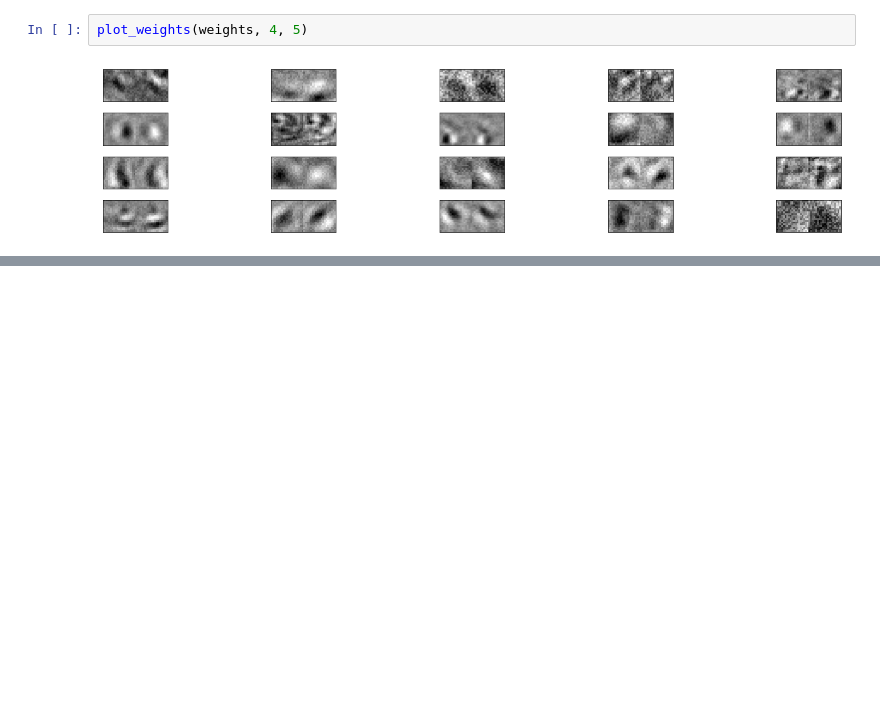
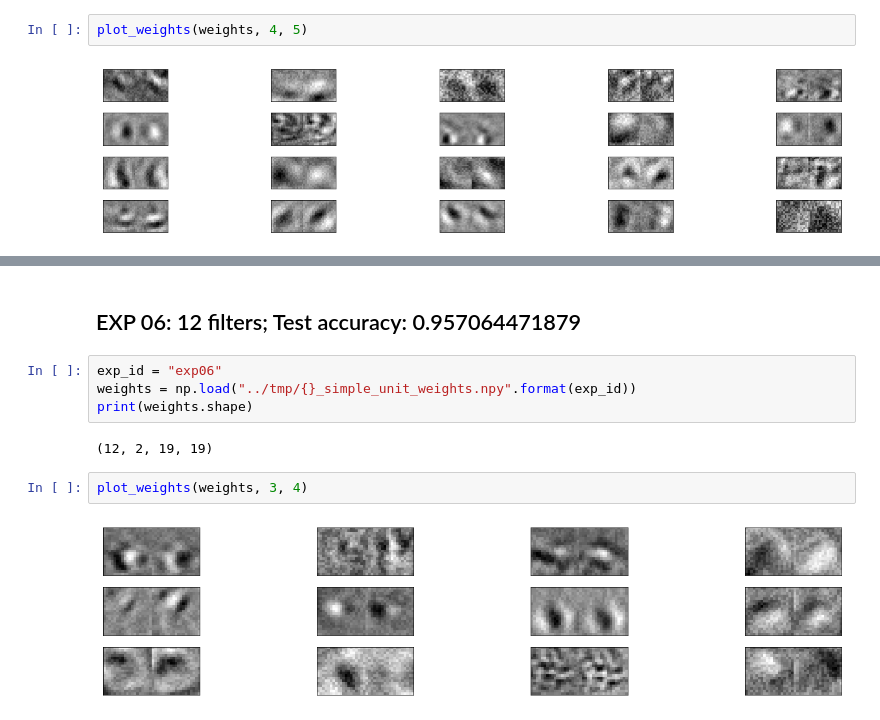
Before and after one commit to nathankong/3d_obj_recog, a Jupyter notebook: notebooks/PlotNorbSimpleUnitFilters.ipynb, the cells around one changed output, grey strips where cells are left out. Cells and saved outputs as stored; diff of their text form; blank space fills up the shorter version.

```diff
--- a/notebooks/PlotNorbSimpleUnitFilters.ipynb
+++ b/notebooks/PlotNorbSimpleUnitFilters.ipynb
@@ -80,0 +85,12 @@ plot_weights(weights, 4, 4)
+# %% [markdown]
+## EXP 06: 12 filters; Test accuracy: 0.957064471879
+# %%
+exp_id = "exp06"
+weights = np.load("../tmp/{}_simple_unit_weights.npy".format(exp_id))
+print(weights.shape)
+# %% [output]
+(12, 2, 19, 19)
+# %%
+plot_weights(weights, 3, 4)
+# %% [output]
+[figure, added]
```
Also changed, not shown: parts of 3 cells of this notebook, 1 other file.
